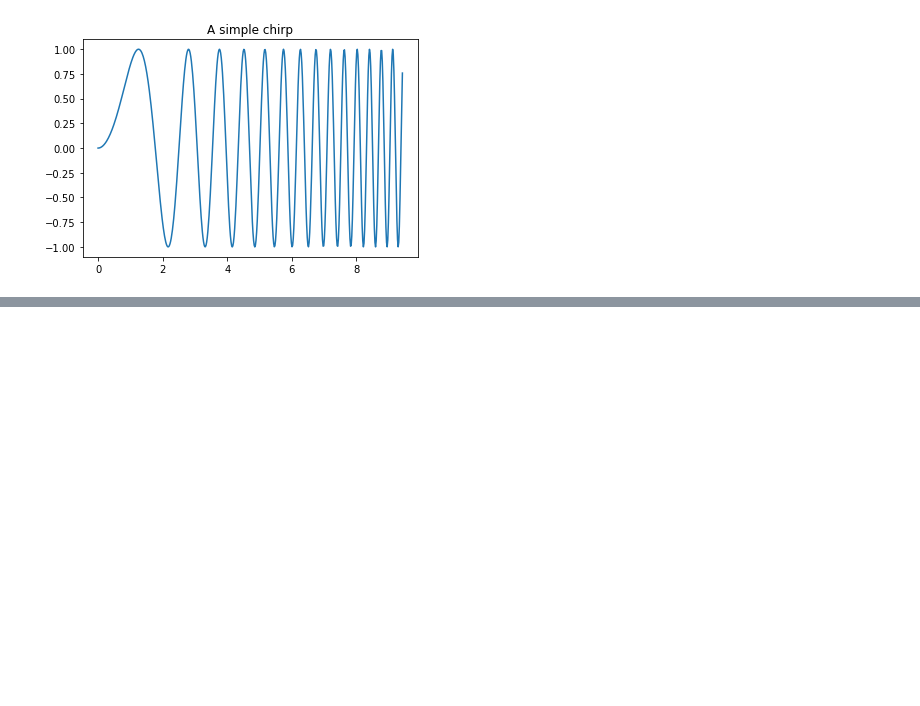
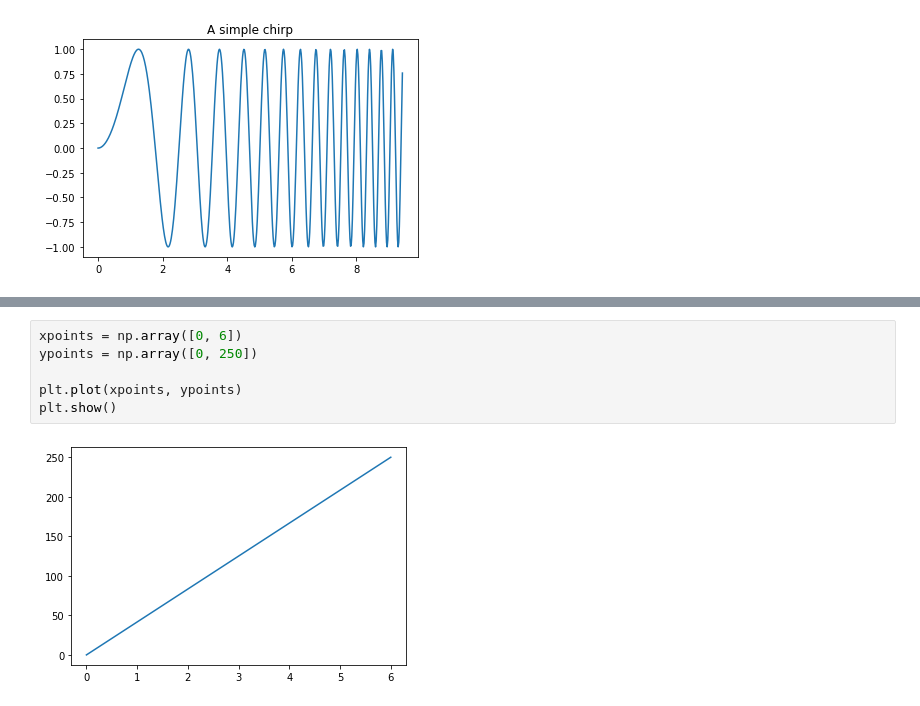
Before and after one commit to Verus121/data_science, a Jupyter notebook: learn_matplotlib.ipynb, the cells around one changed output, grey strips where cells are left out. Cells and saved outputs as stored; diff of their text form; blank space fills up the shorter version.

```diff
--- a/learn_matplotlib.ipynb
+++ b/learn_matplotlib.ipynb
@@ -19,0 +36,8 @@ plt.title('A simple chirp');
+# %%
+xpoints = np.array([0, 6])
+ypoints = np.array([0, 250])
+
+plt.plot(xpoints, ypoints)
+plt.show()
+# %% [output]
+[figure, added]
```
Also changed, not shown: parts of 15 cells of this notebook, 18 other files.
